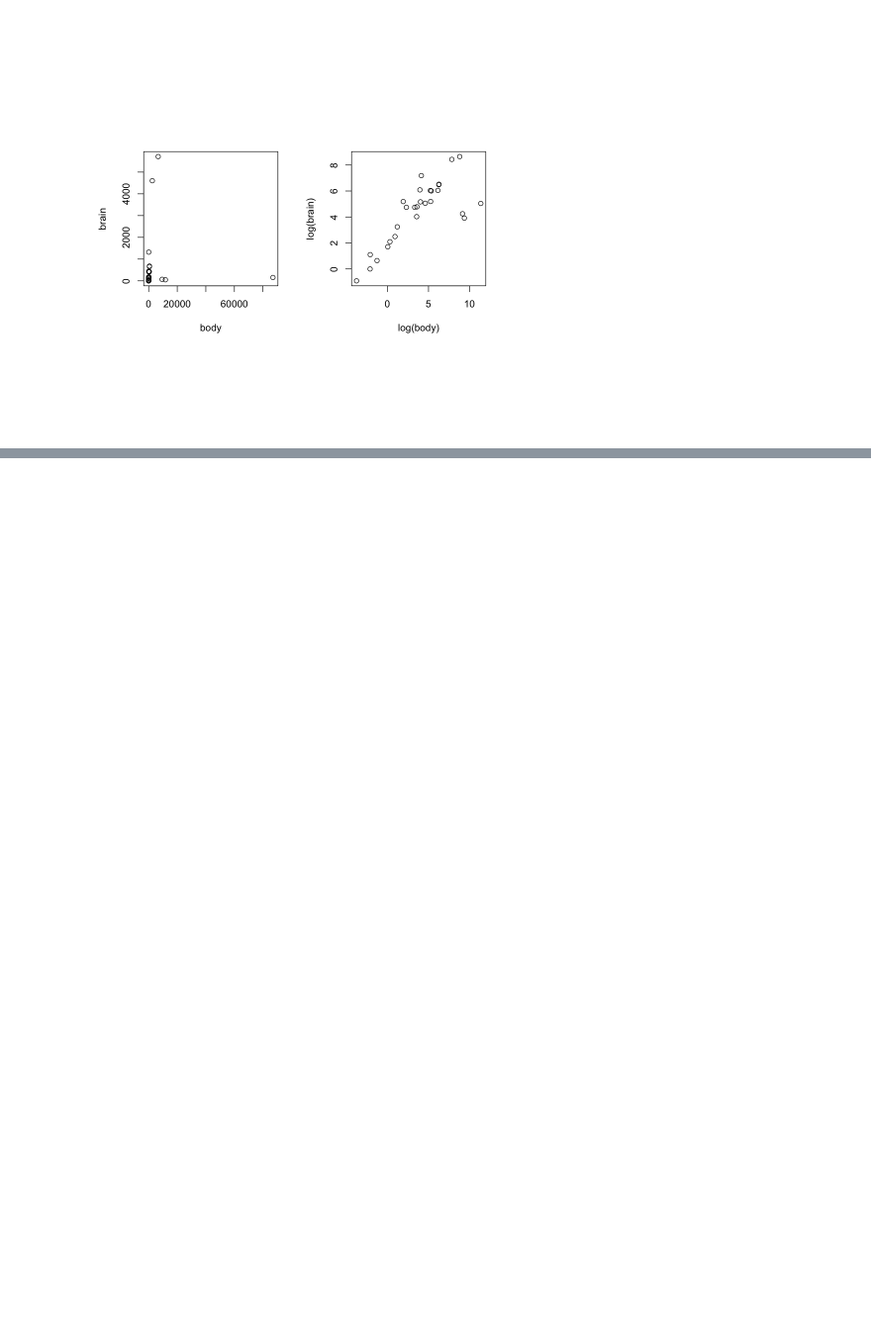
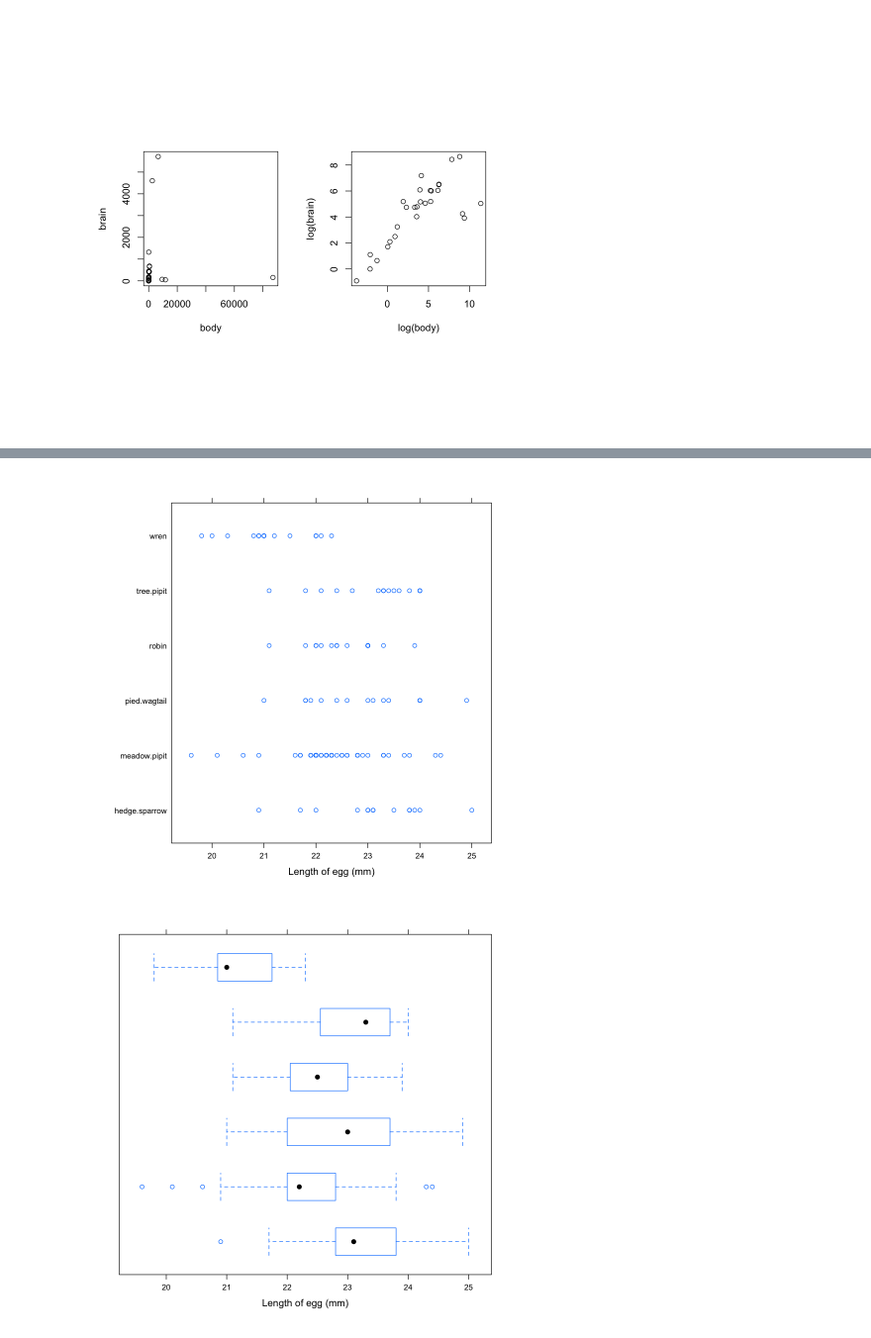
Before and after one commit to woz-u/DS-Student-Resources, a Jupyter notebook: DS102-Statistical-Programming-in-R/Examples/Data-Analysis-and-Graphics-Using-R-Section-2.ipynb, the cells around one changed output, grey strips where cells are left out. Shown at 99% size. Saved outputs shown, nothing was run; the diff lists cells and outputs as text; code cells hidden in the pictures; blank space fills up the shorter version.

```diff
--- a/DS102-Statistical-Programming-in-R/Examples/Data-Analysis-and-Graphics-Using-R-Section-2.ipynb
+++ b/DS102-Statistical-Programming-in-R/Examples/Data-Analysis-and-Graphics-Using-R-Section-2.ipynb
@@ -200,0 +209,9 @@ The following object is masked from ‘package:DAAG’:
+# %%
+## Compare stripplot() with bwplot(), both from lattice package
+stripplot(species ~ length, xlab="Length of egg (mm)", data=cuckoos)
+bwplot(species ~ length, xlab="Length of egg (mm)", data=cuckoos,
+scales=list(y=list(alternating=0)))
+# alternating=0; omit y-axis labels
+# %% [output]
+[figure, added]
+[figure, added]
```
Also changed, not shown: parts of 5 cells of this notebook, 3 other files.
